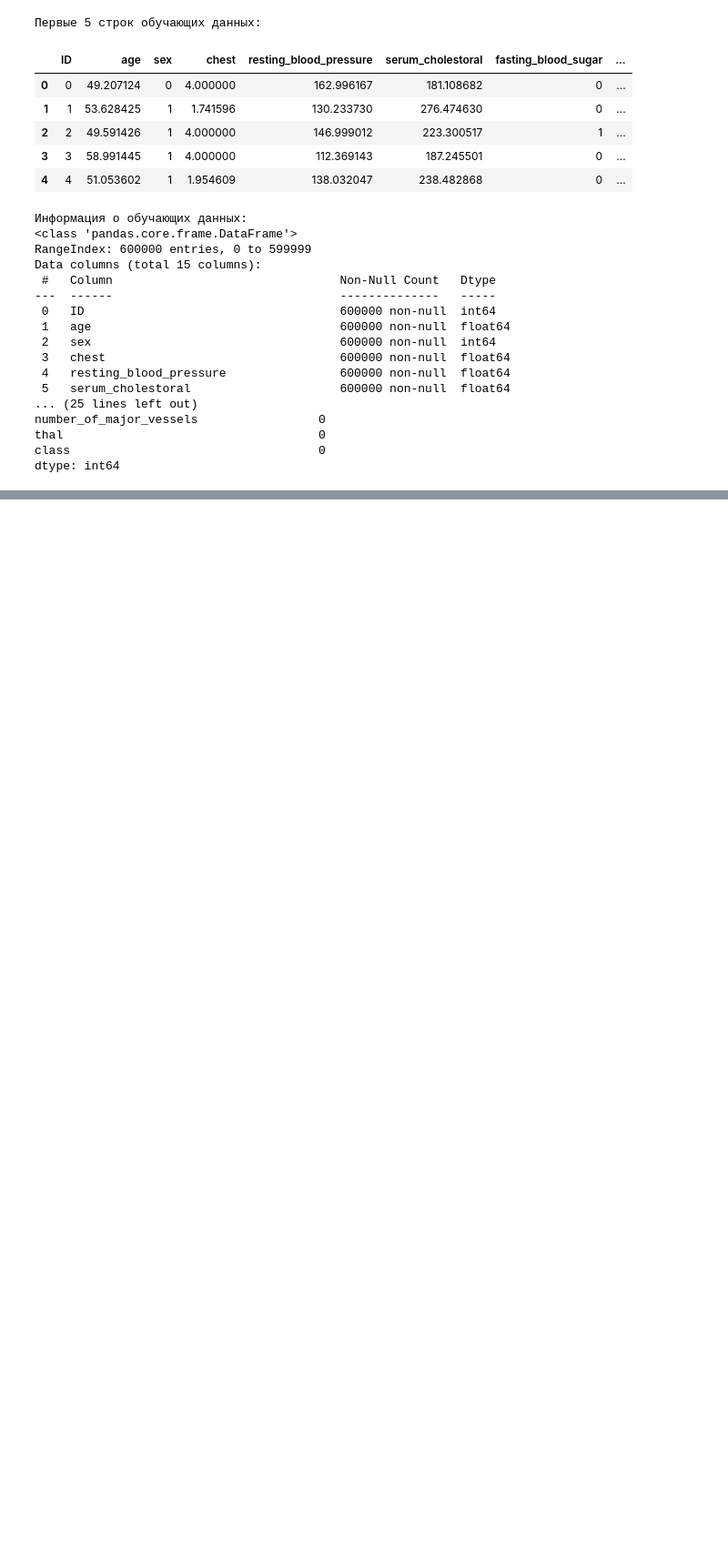
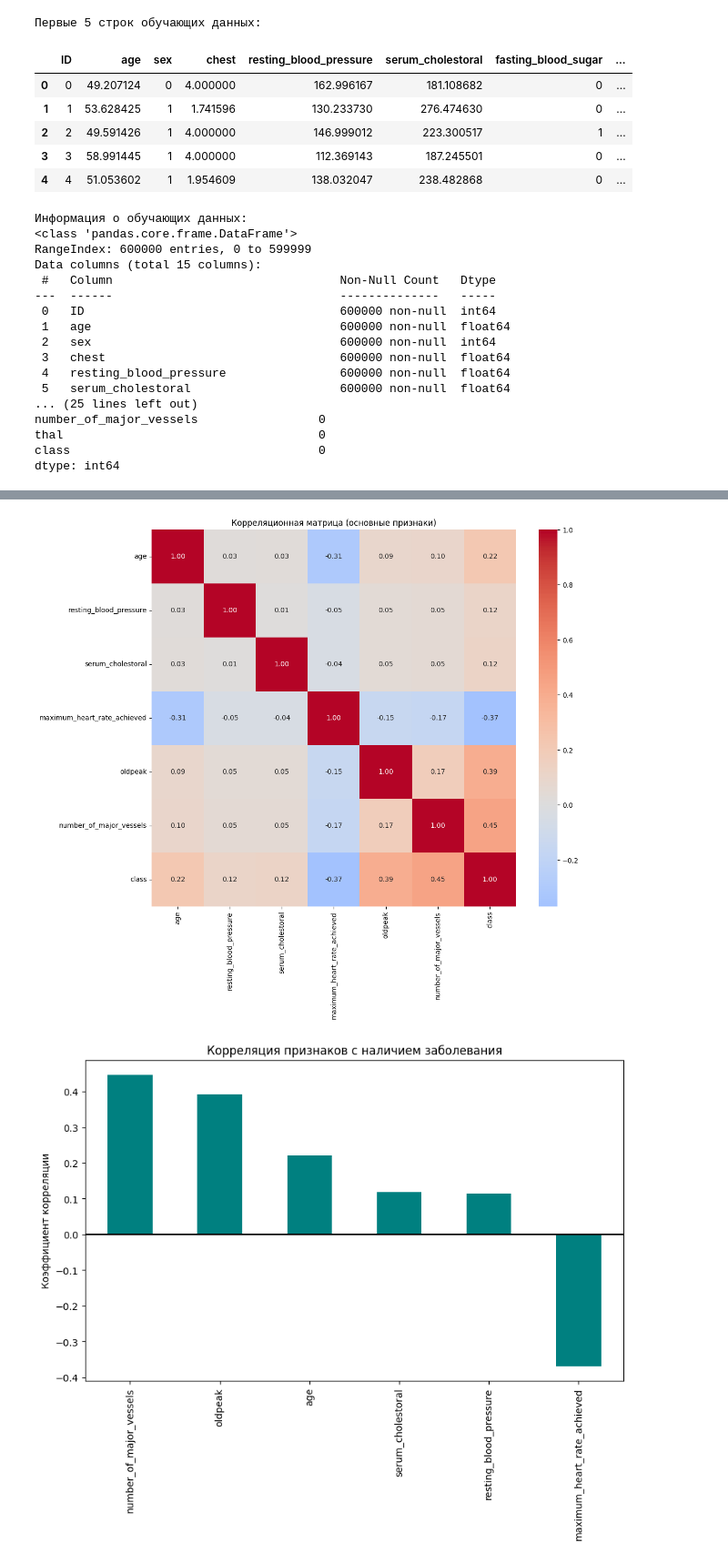
Before and after one commit to Apitoxinum/SF-cardiovascular-disease, a Jupyter notebook: SF_DL_NN_Project_CVD.ipynb, the cells around one changed output, grey strips where cells are left out. Shown at 91% size. Drawn from its saved outputs; the diff is of its cells as text; code cells hidden in the pictures; blank space fills up the shorter version.

```diff
--- a/SF_DL_NN_Project_CVD.ipynb
+++ b/SF_DL_NN_Project_CVD.ipynb
@@ -47,0 +179,63 @@ dtype: int64
+# %%
+# Обработка выбросов:
+def handle_outliers(df):
+    df = df.copy()
+    # Артериальное давление
+    df['resting_blood_pressure'] = df['resting_blood_pressure'].clip(80, 200)
+    # Холестерин
+    df['serum_cholestoral'] = df['serum_cholestoral'].clip(100, 400)
+    # Пульс
+    df['maximum_heart_rate_achieved'] = df['maximum_heart_rate_achieved'].clip(60, 220)
+    # Депрессия ST
+    df['oldpeak'] = df['oldpeak'].clip(0, 6)
+    return df
+
+train_df = handle_outliers(train_df)
+test_df = handle_outliers(test_df)
+# %%
+# Тепловая карта корреляций
+# Выберем основные признаки и целевую переменную
+selected_features = [
+    'age',
+    'resting_blood_pressure',
+    'serum_cholestoral',
+    'maximum_heart_rate_achieved',
+    'oldpeak',
+    'number_of_major_vessels',
+    'class'
+]
+
+# Тепловая карта
+plt.figure(figsize=(12, 10))
+corr_matrix = train_df[selected_features].corr()
+sns.heatmap(corr_matrix, annot=True, fmt=".2f", cmap='coolwarm', center=0)
+plt.title('Корреляционная матрица (основные признаки)')
+plt.show()
+
+# Корреляция с целевой переменной
+plt.figure(figsize=(10, 6))
+corr_with_target = corr_matrix['class'].sort_values(ascending=False)
+corr_with_target.drop('class', inplace=True)
+corr_with_target.plot(kind='bar', color='teal')
+plt.title('Корреляция признаков с наличием заболевания')
+plt.ylabel('Коэффициент корреляции')
+plt.axhline(y=0, color='black', linestyle='-')
+plt.show()
+
+# Диаграмма рассеяния для наиболее коррелированных признаков
+plt.figure(figsize=(10, 8))
+sns.scatterplot(
+    x='oldpeak',
+    y='maximum_heart_rate_achieved',
+    hue='class',
+    data=train_df,
+    alpha=0.5,
+    palette={0: 'blue', 1: 'red'}
+)
+plt.title('Диаграмма рассеяния: Депрессия ST vs Макс. пульс')
+plt.xlabel('Депрессия ST-сегмента (oldpeak)')
+plt.ylabel('Максимальная ЧСС')
+plt.show()
+# %% [output]
+[figure, added]
+[figure, added]
```
Also changed, not shown: parts of 15 cells of this notebook.
